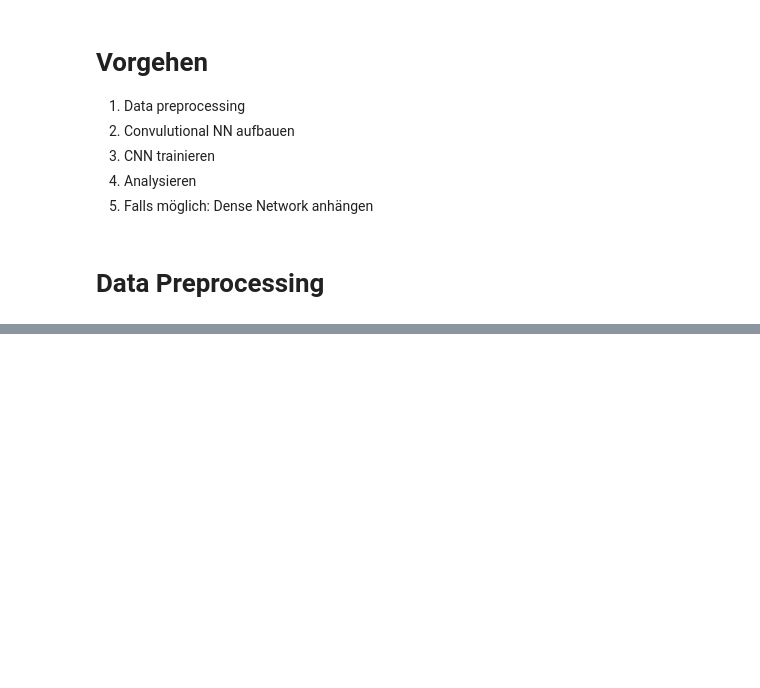
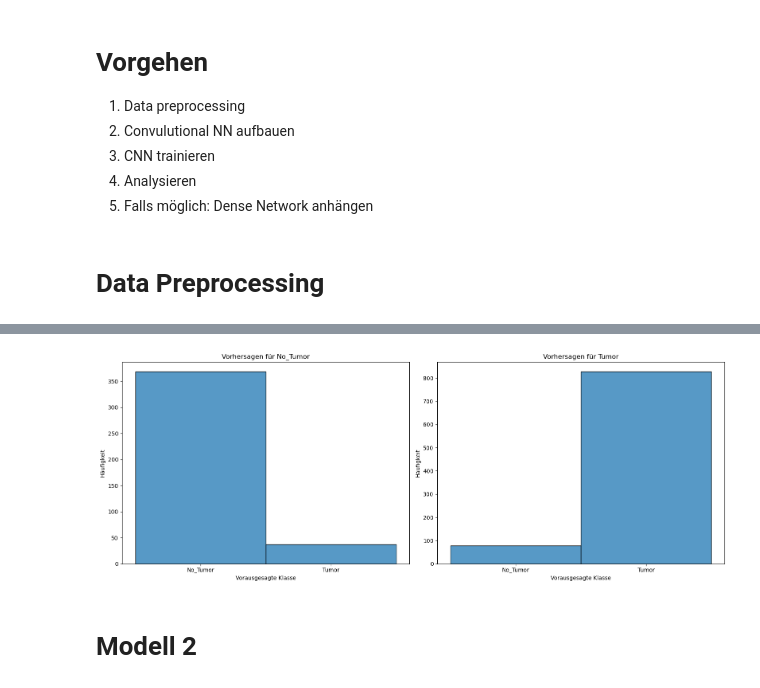
Before and after one commit to LeonidWouters/Brain_Tumor_Recognition, a Jupyter notebook: Notebook.ipynb, the cells around one changed output, grey strips where cells are left out. Saved outputs shown, nothing was run; the diff lists cells and outputs as text; code cells hidden in the pictures; blank space fills up the shorter version.

```diff
--- a/Notebook.ipynb
+++ b/Notebook.ipynb
@@ -87,0 +249,40 @@ Existiert der Trainingsordner? False
+# %%
+import numpy as np
+import pandas as pd
+import seaborn as sns
+import matplotlib.pyplot as plt
+
+# Vorbereitung der Testdaten für Vorhersagen
+test_images = []
+test_labels = []
+
+for images, labels in test_ds:
+    test_images.append(images)
+    test_labels.append(labels)
+
+test_images = tf.concat(test_images, axis=0)
+test_labels = tf.concat(test_labels, axis=0)
+
+# Vorhersagen machen
+predictions = model.predict(test_images)
+predicted_labels = np.argmax(predictions, axis=1)
+
+# DataFrame mit wahren Labels und vorhergesagten Labels für Visualisierung
+results_df = pd.DataFrame({
+    'True Label': test_labels.numpy(),
+    'Predicted Label': predicted_labels
+})
+
+# Visualisierung der Häufigkeit der Vorhersagen für jedes wahre Label
+plt.figure(figsize=(16, 6))
+for i in range(len(train_ds.class_names)):  # Wir haben 2 Klassen: 'Tumor' und 'No_Tumor'
+    plt.subplot(1, 2, i + 1)  # 1 Reihe, 2 Spalten (da wir 2 Klassen haben)
+    sns.histplot(results_df[results_df['True Label'] == i]['Predicted Label'], bins=np.arange(3) - 0.5, kde=False)
+    plt.title(f'Vorhersagen für {train_ds.class_names[i]}')
+    plt.xlabel('Vorausgesagte Klasse')
+    plt.ylabel('Häufigkeit')
+    plt.xticks([0, 1], labels=train_ds.class_names)
+
+plt.tight_layout()
+plt.show()
+# %% [output]
@@ -87,0 +291,3 @@ Existiert der Trainingsordner? False
+[figure, added]
+# %% [markdown]
+# Modell 2
```
Also changed, not shown: parts of 12 cells of this notebook.
